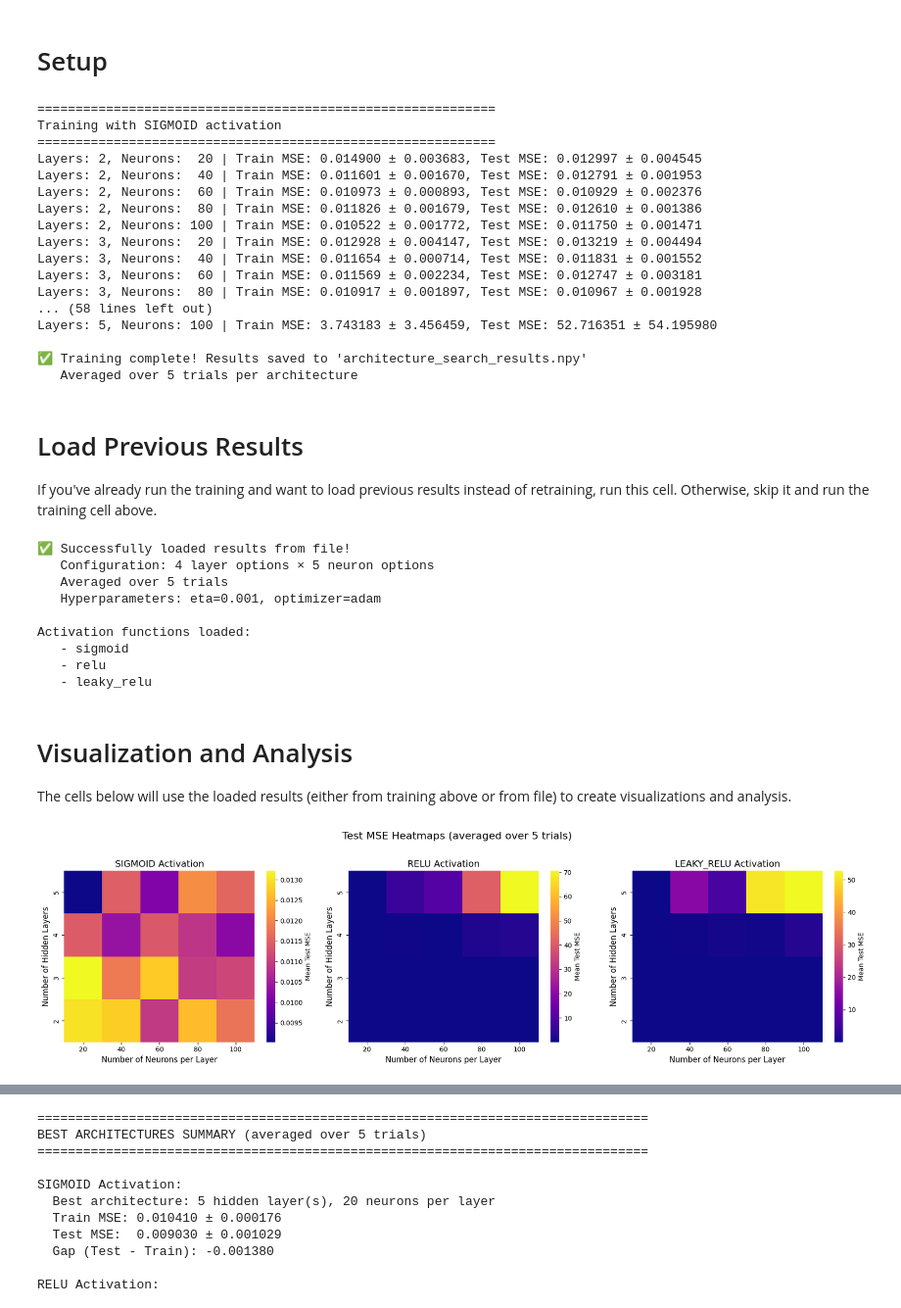
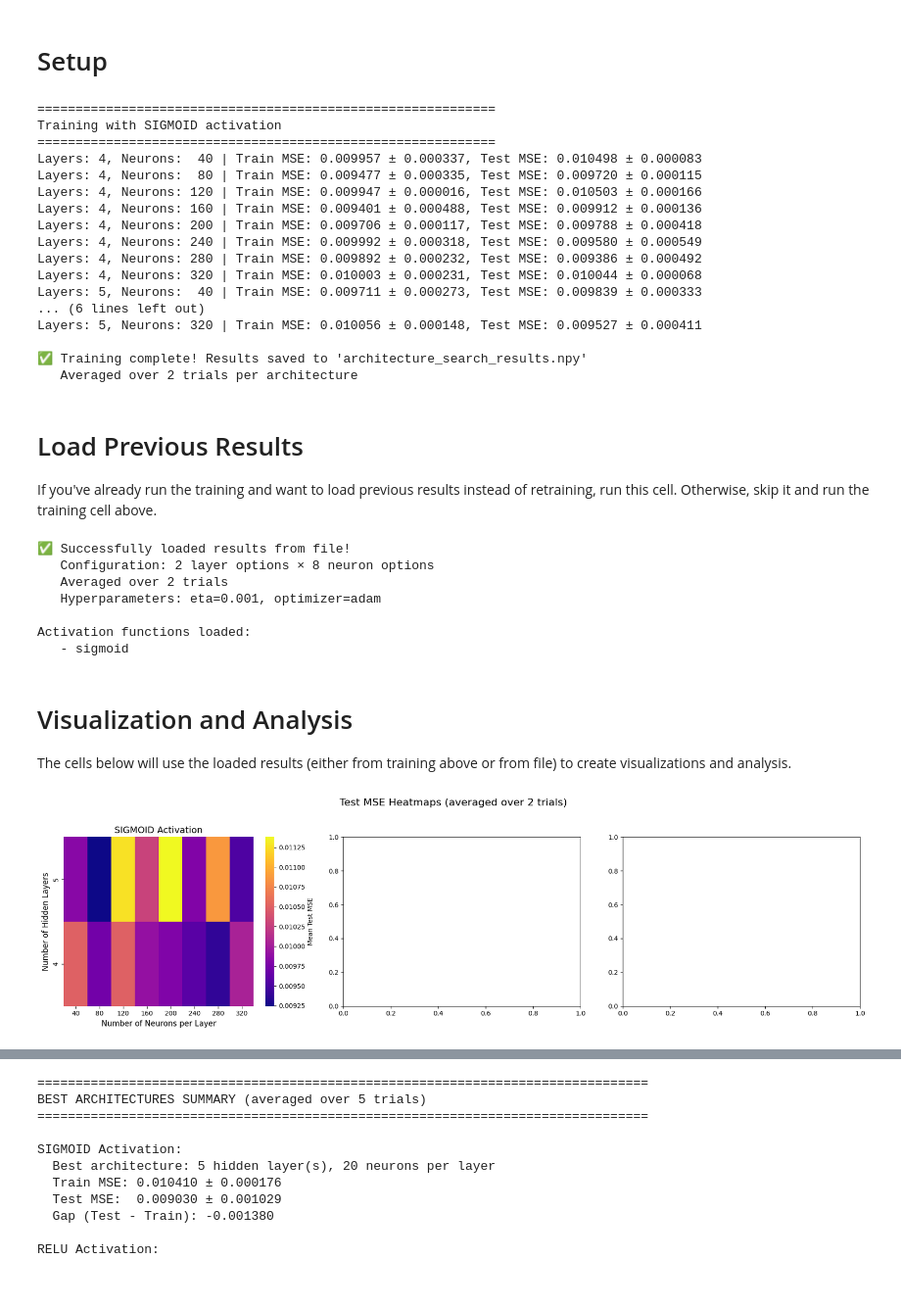
Before and after one commit to livelstorborg/FYS-STK4155, a Jupyter notebook: project2/code/notebooks/part_d.ipynb, the cells around one changed output, grey strips where cells are left out. Shown at 98% size. Drawn from its saved outputs; the diff is of its cells as text; code cells hidden in the pictures.

```diff
--- a/project2/code/notebooks/part_d.ipynb
+++ b/project2/code/notebooks/part_d.ipynb
@@ -22,7 +22,7 @@ from src.utils import runge, scale_data, inverse_scale_y
 SEED = 42
 np.random.seed(SEED)
 
-N = 300
+N = 750
 x = np.linspace(-1, 1, N)
 y_true = runge(x)
 y_noise = y_true + np.random.normal(0, 0.1, N)
@@ -49,17 +61,19 @@ NETWORK_INPUT_SIZE = 1
 # y_train_real = inverse_scale_y(y_train_s, y_mean)
 # y_test_real = inverse_scale_y(y_test_s, y_mean)
 # %%
-# Define your architecture grid
+NEURONS_CONFIG = {
+    1: [10, 20, 30, 40, 50, 60, 75, 90, 100, 120, 140, 160, 180, 200, 250, 300],
+    2: [20, 30, 40, 50, 60, 75, 90, 100, 120, 140, 160, 180, 200, 250],
+    3: [30, 40, 50, 60, 75, 90, 100, 120, 140, 160, 180, 200],
+    4: [40, 50, 60, 75, 90, 100, 120, 140, 160],
+    5: [40, 50, 60, 75, 90, 100, 120],
+}
 
-n_layers_list = np.asarray([2, 3, 4, 5])
-n_neurons_list = np.asarray([20, 40, 60, 80, 100])
-
-# Map activation names to classes
-activation_map = {
-    'sigmoid': Sigmoid(),
-    'relu': ReLU(),
-    'leaky_relu': LeakyReLU()
-}
+ACTIVATIONS_TO_TEST = [
+    (Sigmoid(), "Sigmoid"),
+    # (ReLU(), "ReLU"),
+    # (LeakyReLU(), "Leaky ReLU"),
+]
 # %%
 # Best hyperparameters from part b) - UPDATE THESE!
 best_eta = 0.001  # Replace with your best from part b)
@@ -70,7 +84,7 @@ results = {}
 all_models = {}
 
 # Number of trials per architecture
-N_TRIALS = 5
+N_TRIALS = 2
 
 # Loop through each activation function
 for activation_name, activation_func in activation_map.items():
@@ -143,7 +157,7 @@ for activation_name, activation_func in activation_map.items():
                     seed=trial_seed,
                     lambda_reg=0.0,
                     reg_type=None,
-                    weight_init='normal'
+                    weight_init_scale=0.1
                 )
 
                 # Choose optimizer
@@ -160,7 +174,7 @@ for activation_name, activation_func in activation_map.items():
                     X_val=X_val_s,      # ← Now using validation set
                     y_val=y_val_s,      # ← Not test set!
                     optimizer=optimizer,
-                    epochs=500,
+                    epochs=1000,
                     batch_size=32,
                     stochastic=True,
                     task='regression',
@@ -222,20 +236,20 @@ print(f"   Averaged over {N_TRIALS} trials per architecture")
 ============================================================
 Training with SIGMOID activation
 ============================================================
-Layers: 2, Neurons:  20 | Train MSE: 0.014900 ± 0.003683, Test MSE: 0.012997 ± 0.004545
-Layers: 2, Neurons:  40 | Train MSE: 0.011601 ± 0.001670, Test MSE: 0.012791 ± 0.001953
-Layers: 2, Neurons:  60 | Train MSE: 0.010973 ± 0.000893, Test MSE: 0.010929 ± 0.002376
-Layers: 2, Neurons:  80 | Train MSE: 0.011826 ± 0.001679, Test MSE: 0.012610 ± 0.001386
-Layers: 2, Neurons: 100 | Train MSE: 0.010522 ± 0.001772, Test MSE: 0.011750 ± 0.001471
-Layers: 3, Neurons:  20 | Train MSE: 0.012928 ± 0.004147, Test MSE: 0.013219 ± 0.004494
-Layers: 3, Neurons:  40 | Train MSE: 0.011654 ± 0.000714, Test MSE: 0.011831 ± 0.001552
-Layers: 3, Neurons:  60 | Train MSE: 0.011569 ± 0.002234, Test MSE: 0.012747 ± 0.003181
-Layers: 3, Neurons:  80 | Train MSE: 0.010917 ± 0.001897, Test MSE: 0.010967 ± 0.001928
-... (58 lines left out)
-Layers: 5, Neurons: 100 | Train MSE: 3.743183 ± 3.456459, Test MSE: 52.716351 ± 54.195980
+Layers: 4, Neurons:  40 | Train MSE: 0.009957 ± 0.000337, Test MSE: 0.010498 ± 0.000083
+Layers: 4, Neurons:  80 | Train MSE: 0.009477 ± 0.000335, Test MSE: 0.009720 ± 0.000115
+Layers: 4, Neurons: 120 | Train MSE: 0.009947 ± 0.000016, Test MSE: 0.010503 ± 0.000166
+Layers: 4, Neurons: 160 | Train MSE: 0.009401 ± 0.000488, Test MSE: 0.009912 ± 0.000136
+Layers: 4, Neurons: 200 | Train MSE: 0.009706 ± 0.000117, Test MSE: 0.009788 ± 0.000418
+Layers: 4, Neurons: 240 | Train MSE: 0.009992 ± 0.000318, Test MSE: 0.009580 ± 0.000549
+Layers: 4, Neurons: 280 | Train MSE: 0.009892 ± 0.000232, Test MSE: 0.009386 ± 0.000492
+Layers: 4, Neurons: 320 | Train MSE: 0.010003 ± 0.000231, Test MSE: 0.010044 ± 0.000068
+Layers: 5, Neurons:  40 | Train MSE: 0.009711 ± 0.000273, Test MSE: 0.009839 ± 0.000333
+... (6 lines left out)
+Layers: 5, Neurons: 320 | Train MSE: 0.010056 ± 0.000148, Test MSE: 0.009527 ± 0.000411
 
 ✅ Training complete! Results saved to 'architecture_search_results.npy'
-   Averaged over 5 trials per architecture
+   Averaged over 2 trials per architecture
 # %% [markdown]
 # Load Previous Results
 
@@ -271,14 +285,12 @@ else:
     print("   Please run the training cell first to generate results.")
 # %% [output]
 ✅ Successfully loaded results from file!
-   Configuration: 4 layer options × 5 neuron options
-   Averaged over 5 trials
+   Configuration: 2 layer options × 8 neuron options
+   Averaged over 2 trials
    Hyperparameters: eta=0.001, optimizer=adam
 
 Activation functions loaded:
    - sigmoid
-   - relu
-   - leaky_relu
 # %% [markdown]
 # Visualization and Analysis
 
@@ -287,37 +299,38 @@ The cells below will use the loaded results (either from training above or from
 # Create heatmaps for TEST MSE (mean across trials)
 fig, axes = plt.subplots(1, 3, figsize=(18, 5))
 
-for idx, activation_name in enumerate(['sigmoid', 'relu', 'leaky_relu']):
+# for idx, activation_name in enumerate(['sigmoid', 'relu', 'leaky_relu']):
+for idx, activation_name in enumerate(['sigmoid']):
     ax = axes[idx]
 
     # Create heatmap using mean test MSE
     # We want the number of hidden layers to increase upward on the y-axis.
     # seaborn.heatmap by default puts the first row at the top, so we'll flip the
     # data vertically and set the yticklabels in the reversed order to reflect
     # increasing layer counts from bottom to top.
     heatmap_data = results[activation_name]['test_mse'][::-1, :]
     ytick_labels = list(reversed(n_layers_list))
 
     sns.heatmap(
         heatmap_data,
         annot=False,
         fmt='.4f',
         cmap='plasma',  # Darker = better (lower MSE)
         xticklabels=n_neurons_list,
         yticklabels=ytick_labels,
         ax=ax,
         cbar_kws={'label': 'Mean Test MSE'}
     )
 
     ax.set_xlabel('Number of Neurons per Layer', fontsize=12)
     ax.set_ylabel('Number of Hidden Layers', fontsize=12)
     ax.set_title(f'{activation_name.upper()} Activation', fontsize=14)
 
 plt.suptitle(f'Test MSE Heatmaps (averaged over {N_TRIALS} trials)', fontsize=16, y=1.02)
 plt.tight_layout()
 plt.savefig('activation_architecture_heatmaps_averaged.png', dpi=300, bbox_inches='tight')
 plt.show()
 # %% [output]
-[figure, old version]
+[figure, new version]
 # %%
 # Plot MSE evolution with number of neurons for a fixed number of hidden layers
```
Also changed, not shown: parts of 4 cells of this notebook, 18 other files.
